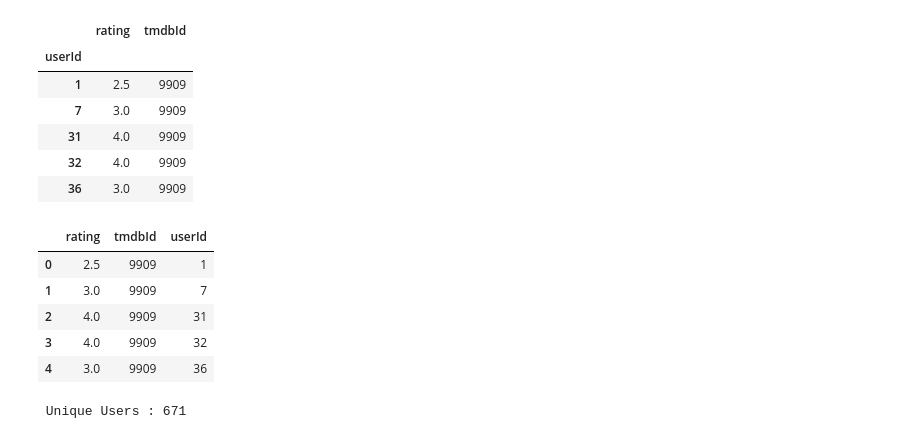
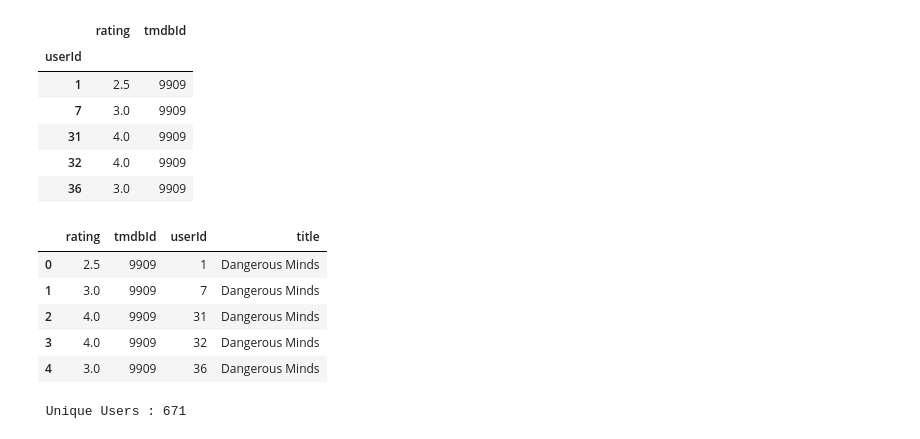
Before and after one commit to disha2sinha/Movie-Recommendation-System, a Jupyter notebook: Content_Based_Recommendation_System.ipynb, the cells around one changed output. Cells and saved outputs as stored; diff of their text form; code cells hidden in the pictures.

```diff
--- a/Content_Based_Recommendation_System.ipynb
+++ b/Content_Based_Recommendation_System.ipynb
@@ -242,14 +244,16 @@ ratings_data.head()
 # %%
 ratings_data['userId']=ratings_data.index
 ratings_data=ratings_data.reset_index(drop=True)
+movie_name=movies_data[['tmdbId','title']]
+ratings_data=ratings_data.merge(movie_name,on='tmdbId')
 ratings_data.head()
 # %% [output]
-|  | rating | tmdbId | userId |
-| 0 | 2.5 | 9909 | 1 |
-| 1 | 3.0 | 9909 | 7 |
-| 2 | 4.0 | 9909 | 31 |
-| 3 | 4.0 | 9909 | 32 |
-| 4 | 3.0 | 9909 | 36 |
+|  | rating | tmdbId | userId | title |
+| 0 | 2.5 | 9909 | 1 | Dangerous Minds |
+| 1 | 3.0 | 9909 | 7 | Dangerous Minds |
+| 2 | 4.0 | 9909 | 31 | Dangerous Minds |
+| 3 | 4.0 | 9909 | 32 | Dangerous Minds |
+| 4 | 3.0 | 9909 | 36 | Dangerous Minds |
 # %%
 print(" Unique Users :",ratings_data.userId.unique().shape[0])
 # %% [output]
```
Also changed, not shown: parts of 7 cells of this notebook.
